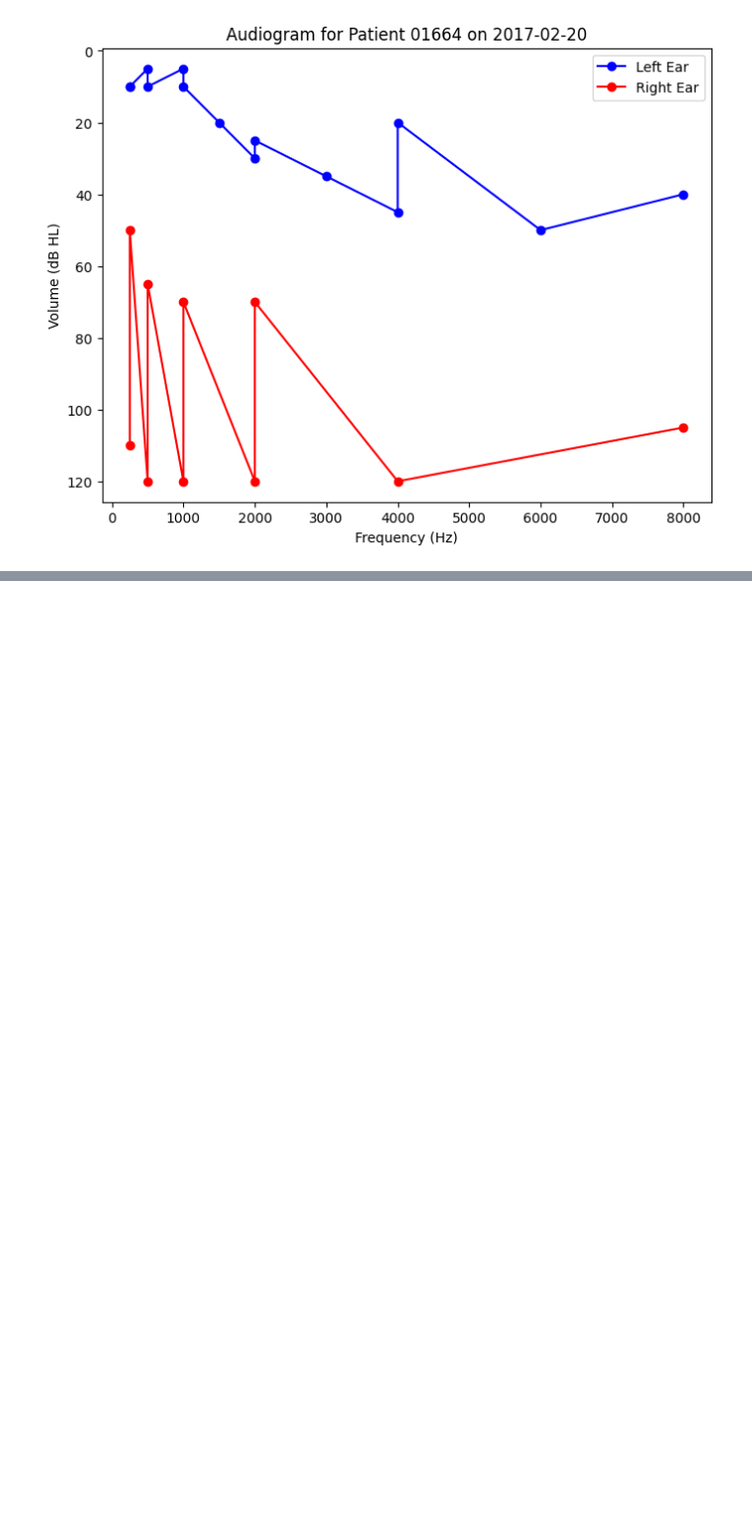
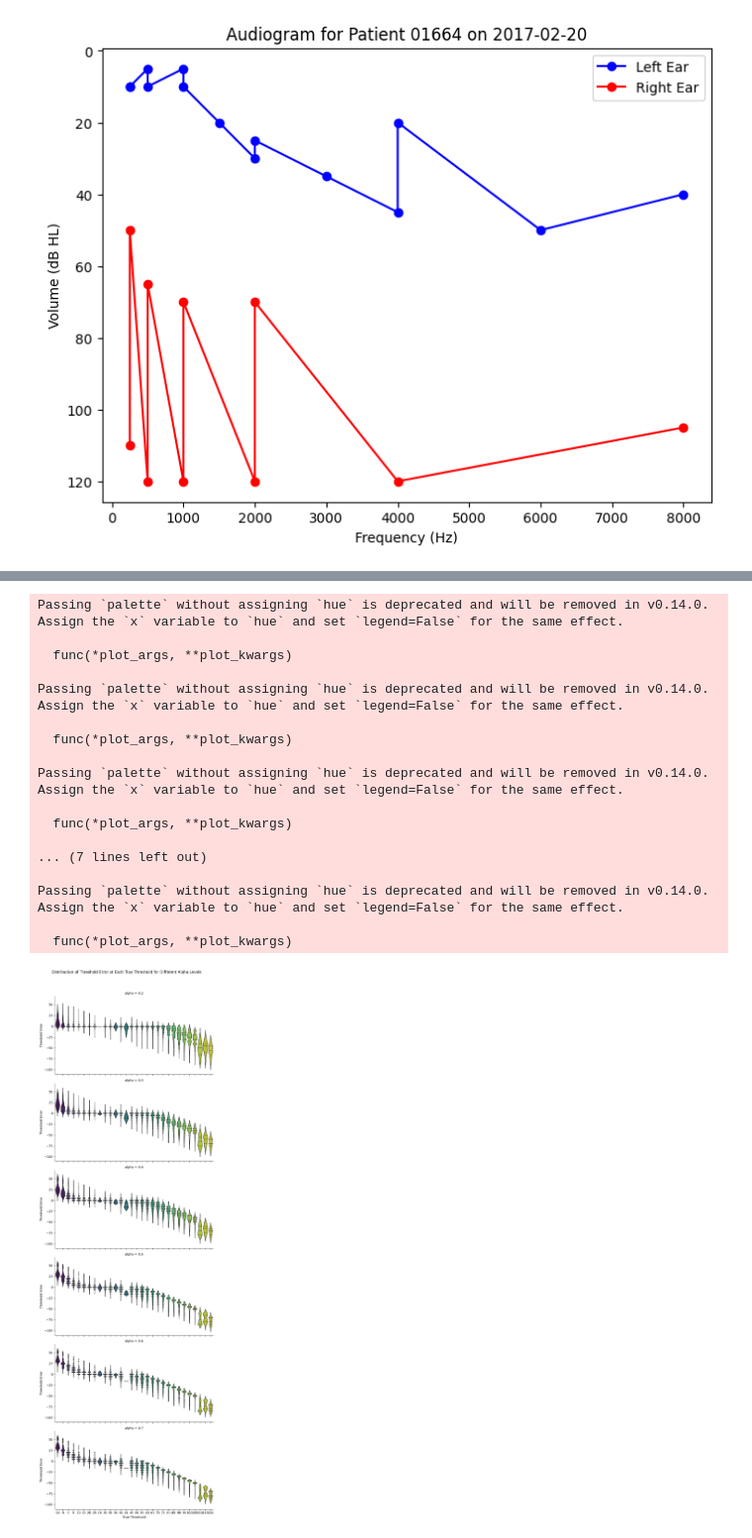
Before and after one commit to brant01/adaptive_audiogram, a Jupyter notebook: notebooks/automated_bayes.ipynb, the cells around one changed output, grey strips where cells are left out. Shown: that part at 99% size. Saved outputs shown, nothing was run; the diff lists cells and outputs as text; code cells hidden in the pictures; blank space fills up the shorter version.

```diff
--- a/notebooks/automated_bayes.ipynb
+++ b/notebooks/automated_bayes.ipynb
@@ -215,0 +301,48 @@ KeyboardInterrupt:
+# %%
+# Create a FacetGrid with alpha levels as rows
+g = sns.FacetGrid(
+    res_all_alpha,
+    row='alpha',
+    height=4,
+    aspect=2,
+    sharex=True,
+    sharey=True
+)
+
+# Map violin plots to the grid
+g.map_dataframe(
+    sns.violinplot,
+    x='true_threshold',
+    y='threshold_error',
+    inner='quartile',
+    palette='viridis'
+)
+
+# Add labels and title
+g.set_axis_labels('True Threshold', 'Threshold Error')
+g.fig.suptitle('Distribution of Threshold Error at Each True Threshold for Different Alpha Levels', y=1.02)
+
+# Adjust layout
+plt.tight_layout()
+
+# Show the plot
+plt.show()
+# %% [output]
+Passing `palette` without assigning `hue` is deprecated and will be removed in v0.14.0. Assign the `x` variable to `hue` and set `legend=False` for the same effect.
+
+  func(*plot_args, **plot_kwargs)
+
+Passing `palette` without assigning `hue` is deprecated and will be removed in v0.14.0. Assign the `x` variable to `hue` and set `legend=False` for the same effect.
+
+  func(*plot_args, **plot_kwargs)
+
+Passing `palette` without assigning `hue` is deprecated and will be removed in v0.14.0. Assign the `x` variable to `hue` and set `legend=False` for the same effect.
+
+  func(*plot_args, **plot_kwargs)
+
+... (7 lines left out)
+
+Passing `palette` without assigning `hue` is deprecated and will be removed in v0.14.0. Assign the `x` variable to `hue` and set `legend=False` for the same effect.
+
+  func(*plot_args, **plot_kwargs)
+[figure, added]
```
Also changed, not shown: parts of 12 cells of this notebook, 41 other files.
